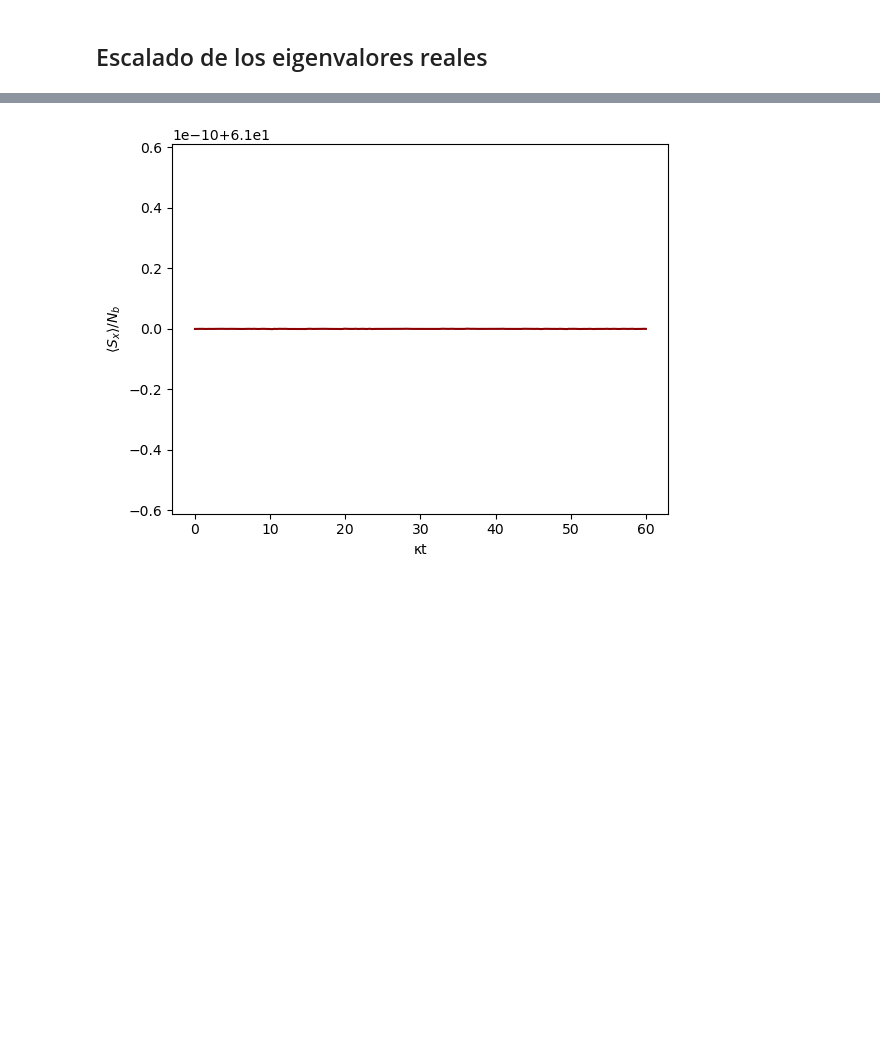
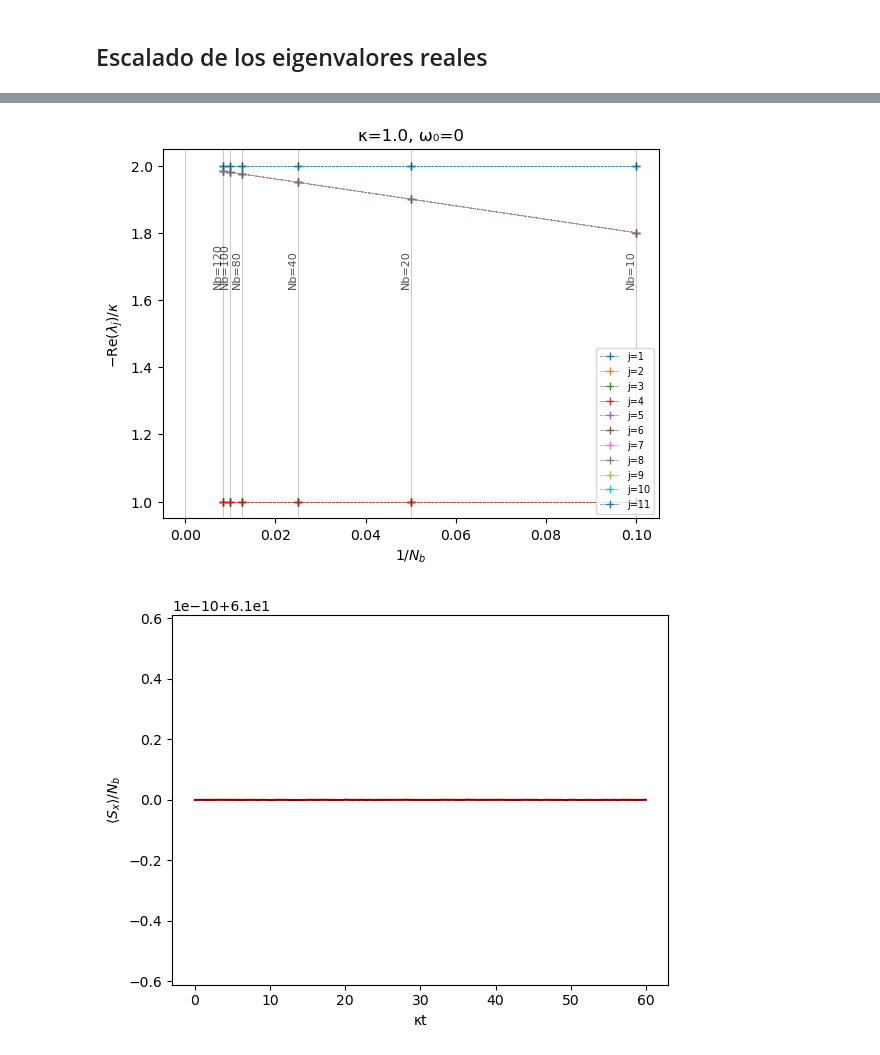
Before and after one commit to Art-999/QMPhysics, a Jupyter notebook: BoundaryTimeCrystal/TimeCrystalEigenvaluesMEJORA.ipynb, the cells around one changed output, grey strips where cells are left out. Saved outputs shown, nothing was run; the diff lists cells and outputs as text; code cells hidden in the pictures; blank space fills up the shorter version.

Commit message:
PC: Espacio fase S4 y escalamiento en 1 foton

```diff
--- a/BoundaryTimeCrystal/TimeCrystalEigenvaluesMEJORA.ipynb
+++ b/BoundaryTimeCrystal/TimeCrystalEigenvaluesMEJORA.ipynb
@@ -461,3 +459,66 @@ plt.show()
+# %%
+# --- Selecciona la fase (kappa, omega_0) a analizar ---
+kappa_sel = kappa_list[0]
+omega_0_sel = omega_0_list[1]
+
+eigenvalues_phase = {Nb: eigs for (Nb, kappa, omega_0), eigs in eigenvalues.items()
+                      if kappa == kappa_sel and omega_0 == omega_0_sel and Nb > 5}
+
+real_scaling = {}
+eps = 0.5
+k = kappa_sel
+
+for Nb, eigs in eigenvalues_phase.items():
+
+    # Ordenarlos de mayor a menor,
+    # La funcion argsort devuelve un array con las posiciones de menor a mayor entonces lo invertimos con [::-1]
+    eigs_sorted = eigs[np.argsort(np.real(eigs))[::-1]]
+
+    selected = []
+
+    for j, eig in enumerate(eigs_sorted):
+        selected.append((j, np.real(eig)/k))
+    real_scaling[Nb] = selected
+
+max_j = 12
+
+for j in range(1, max_j):
+
+    x = []
+    y = []
+
+    for Nb in sorted(real_scaling.keys()):    # Este loop corre por 20,40,80,...,200
+
+        data = real_scaling[Nb]
+
+        if j < len(data):
+
+            x.append(1/Nb)
+            y.append(-data[j][1]) # -Re(lambda)
+    plt.plot(x, y, '+--', label=f'j={j}', lw=0.5)
+plt.xlabel(r'$1/N_b$')
+plt.ylabel(r'$-\mathrm{Re}(\lambda_j)/\kappa$')
+plt.axvline(0, lw=0.5, c='black', alpha=0.3)
+
+for Nb in sorted(real_scaling.keys()):
+    plt.axvline(1/Nb, lw=0.5, c='black', alpha=0.3)
+    ymin, ymax = plt.ylim()
+
+    plt.text(
+        1/Nb,
+        ymax*0.8,
+        f'Nb={Nb}',
+        rotation=90,
+        fontsize=8,
+        ha='right',
+        alpha=0.7
+    )
+
+plt.title(f'κ={kappa_sel}, ω₀={omega_0_sel}')
+plt.legend(fontsize='x-small', loc = 'lower right')
+plt.show()
+# %% [output]
+[figure, added]
 # %%
 # --- Selecciona la combinación (Nb, kappa, omega_0) a graficar ---
 Nb_plot = 120
```
Also changed, not shown: parts of 9 cells of this notebook, 22 other files.
